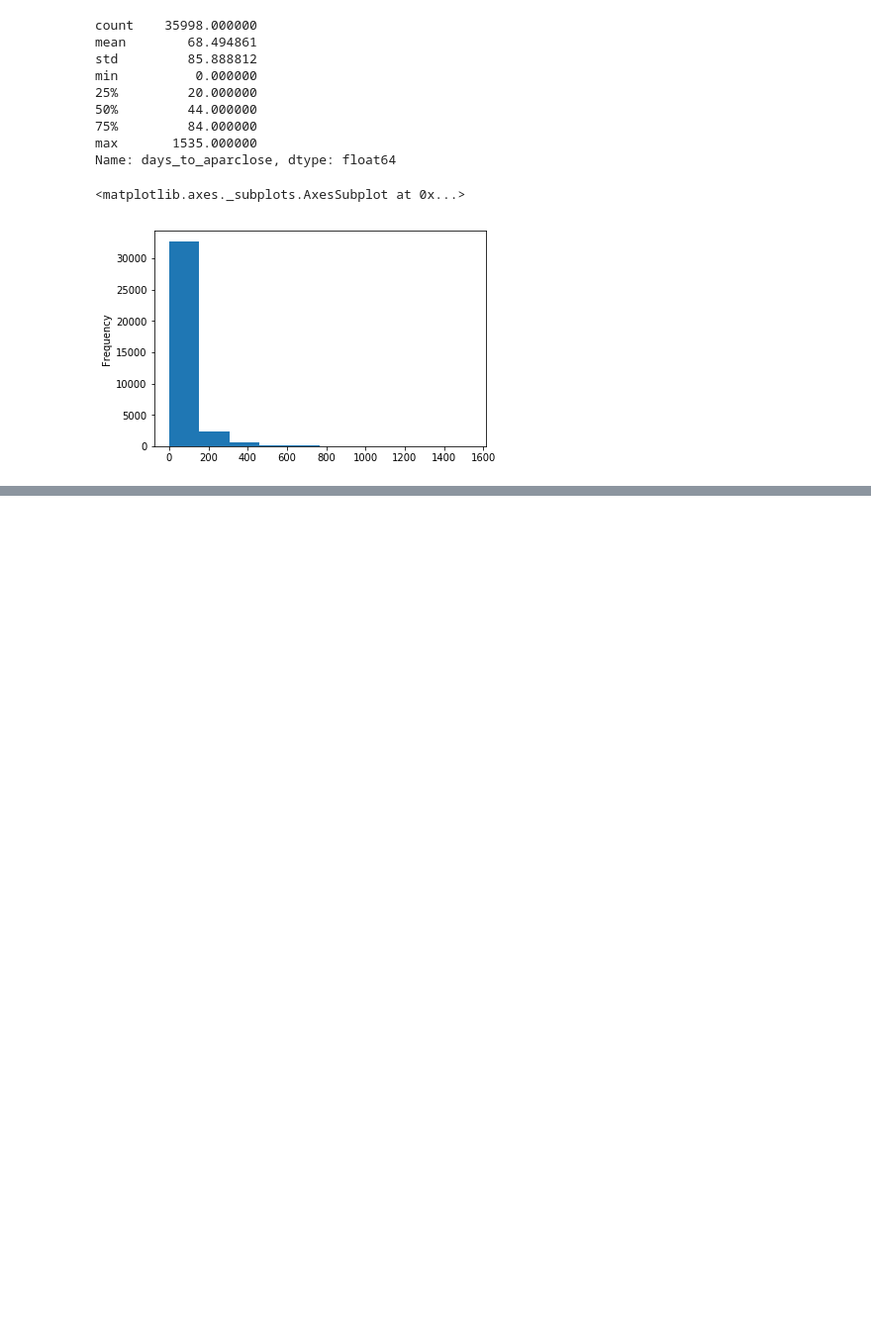
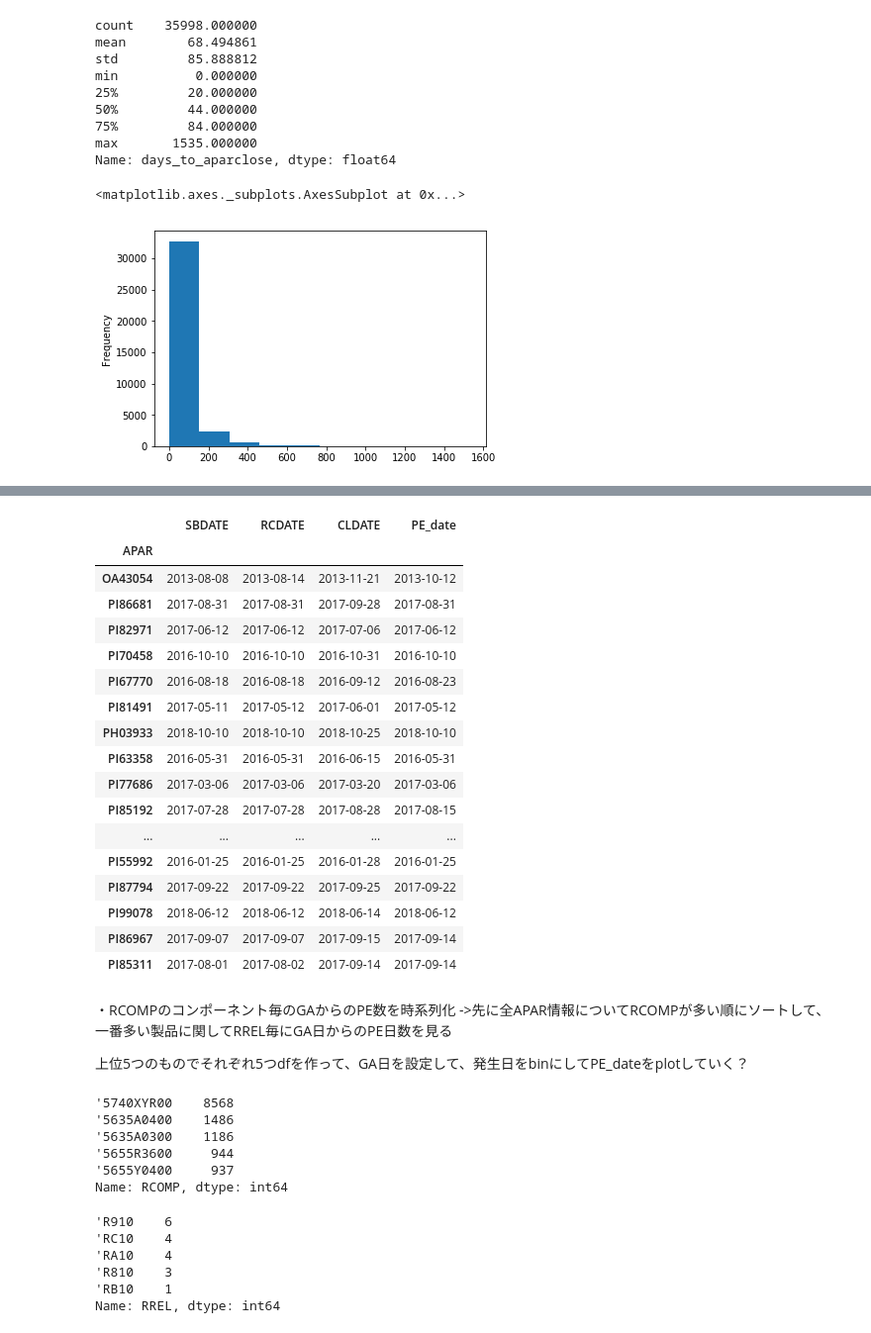
Before and after one commit to yshinomiya1q85/ys, a Jupyter notebook: ptf_error.ipynb, the cells around one changed output, grey strips where cells are left out. Shown at 99% size. Saved outputs shown, nothing was run; the diff lists cells and outputs as text; code cells hidden in the pictures; blank space fills up the shorter version.

```diff
--- a/ptf_error.ipynb
+++ b/ptf_error.ipynb
@@ -196,0 +339,21 @@ NEWを含むAPARのPE_involveの割合(%): 3.8443935926773456
+# %%
+pe_involve[pe_involve['days_to_pe'] < 1].sort_values(by=['days_to_pe'])[['SBDATE','RCDATE','CLDATE','PE_date']]
+# %% [output]
+|  | SBDATE | RCDATE | CLDATE | PE_date |
+| APAR |  |  |  |  |
+| OA43054 | 2013-08-08 | 2013-08-14 | 2013-11-21 | 2013-10-12 |
+| PI86681 | 2017-08-31 | 2017-08-31 | 2017-09-28 | 2017-08-31 |
+| PI82971 | 2017-06-12 | 2017-06-12 | 2017-07-06 | 2017-06-12 |
+| PI70458 | 2016-10-10 | 2016-10-10 | 2016-10-31 | 2016-10-10 |
+| PI67770 | 2016-08-18 | 2016-08-18 | 2016-09-12 | 2016-08-23 |
+| PI81491 | 2017-05-11 | 2017-05-12 | 2017-06-01 | 2017-05-12 |
+| PH03933 | 2018-10-10 | 2018-10-10 | 2018-10-25 | 2018-10-10 |
+| PI63358 | 2016-05-31 | 2016-05-31 | 2016-06-15 | 2016-05-31 |
+| PI77686 | 2017-03-06 | 2017-03-06 | 2017-03-20 | 2017-03-06 |
+| PI85192 | 2017-07-28 | 2017-07-28 | 2017-08-28 | 2017-08-15 |
+| ... | ... | ... | ... | ... |
+| PI55992 | 2016-01-25 | 2016-01-25 | 2016-01-28 | 2016-01-25 |
+| PI87794 | 2017-09-22 | 2017-09-22 | 2017-09-25 | 2017-09-22 |
+| PI99078 | 2018-06-12 | 2018-06-12 | 2018-06-14 | 2018-06-12 |
+| PI86967 | 2017-09-07 | 2017-09-07 | 2017-09-15 | 2017-09-14 |
+| PI85311 | 2017-08-01 | 2017-08-02 | 2017-09-14 | 2017-09-14 |
@@ -196,0 +364,25 @@ NEWを含むAPARのPE_involveの割合(%): 3.8443935926773456
+# %% [markdown]
+・RCOMPのコンポーネント毎のGAからのPE数を時系列化
+->先に全APAR情報についてRCOMPが多い順にソートして、一番多い製品に関してRREL毎にGA日からのPE日数を見る
+
+上位5つのものでそれぞれ5つdfを作って、GA日を設定して、発生日をbinにしてPE_dateをplotしていく？
+# %%
+#pe_involve['RCOMP'].value_counts().head()
+df_apar['RCOMP'].value_counts().head()
+# %% [output]
+'5740XYR00    8568
+'5635A0400    1486
+'5635A0300    1186
+'5655R3600     944
+'5655Y0400     937
+Name: RCOMP, dtype: int64
+# %%
+#pe_involve[pe_involve['RCOMP']== "'5655X0100"][['RCOMP','RREL']]
+pe_involve[pe_involve['RCOMP']== "'5740XYR00"]['RREL'].value_counts()
+# %% [output]
+'R910    6
+'RC10    4
+'RA10    4
+'R810    3
+'RB10    1
+Name: RREL, dtype: int64
```
Also changed, not shown: parts of 30 cells of this notebook.
